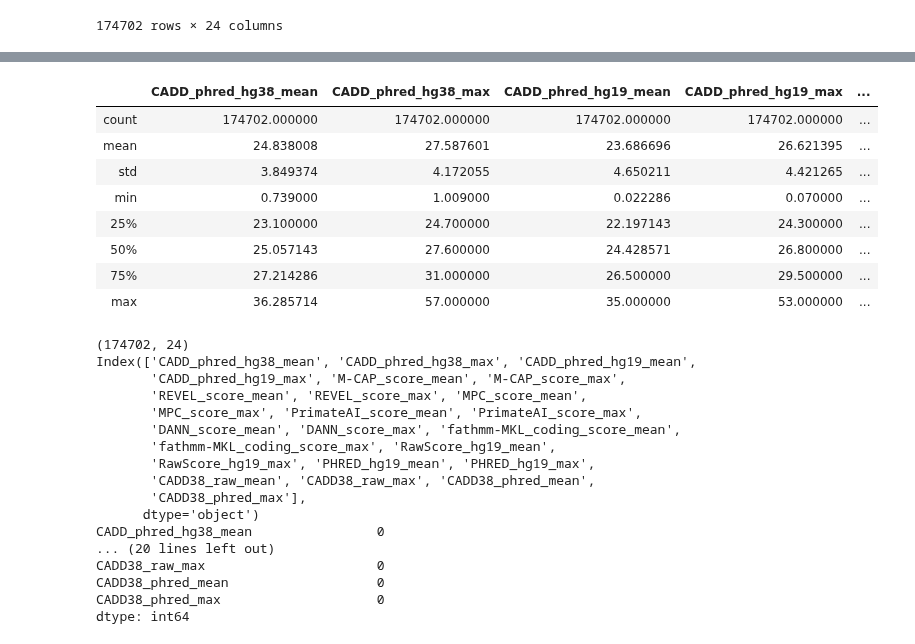
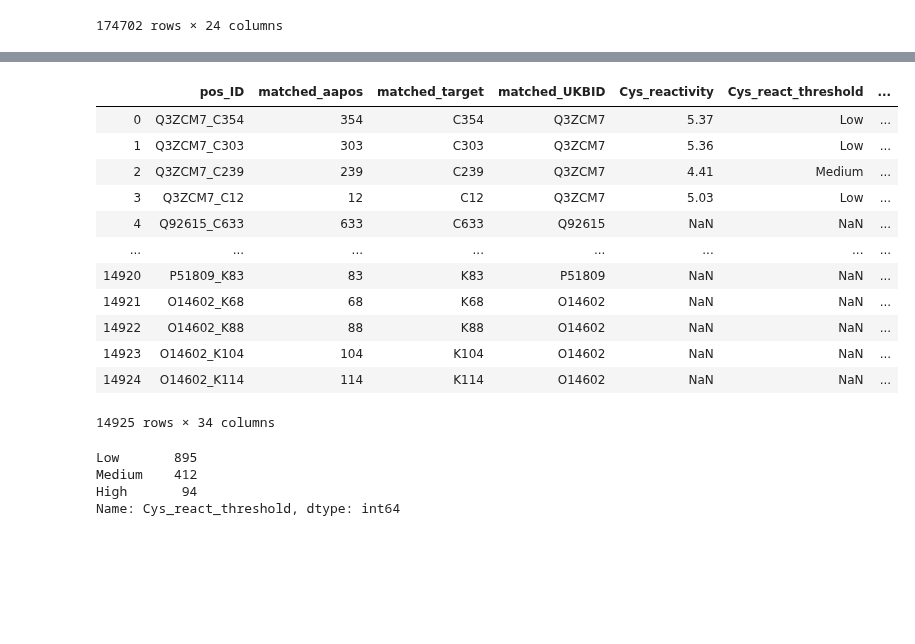
Before and after one commit to Mfpfox/MAPPING, a Jupyter notebook: Rfig_file_filter.ipynb, the cells around one changed output, grey strips where cells are left out. Saved outputs shown, nothing was run; the diff lists cells and outputs as text; code cells hidden in the pictures; blank space fills up the shorter version.

```diff
--- a/Rfig_file_filter.ipynb
+++ b/Rfig_file_filter.ipynb
@@ -717,3 +716,7 @@ dtype: int64
 # SAVING CORRECTED FILES WITH CADD38 RAW AND PHRED SCORES
 det.to_csv("Rfig_SCORES_DETECTED_CK_104475.csv", index=False)
 notdet.to_csv("Rfig_SCORES_NOT_DETECTED_CK_1222911.csv", index=False)
+# %%
+# remaking score simple col fill i didnt save index (the pos_id col was index for merge)
+det = pd.read_csv("Rfig_SCORES_DETECTED_CK_104475.csv")
+notdet = pd.read_csv("Rfig_SCORES_NOT_DETECTED_CK_1222911.csv")
@@ -832,0 +915,3 @@ dtype: int64
+# %%
+result.reset_index(inplace=True)
+resultnot.reset_index(inplace=True)
@@ -832,0 +927,9 @@ dtype: int64
+# %%
+# merging detected info column back to file
+detinfo = pd.read_csv("Rfig_SCORES_DETECTED_CK_104475.csv", usecols=['pos_ID', 'matched_aapos', 'matched_target','matched_UKBID',
+            'Cys_reactivity', 'Cys_react_threshold','Cys_target_label','Lys_reactivity', 'Lys_react_threshold', 'Lys_target_label'])
+print(detinfo.columns)
+print(result.columns)
+# drop duplicated in det info file, imported select columns
+detinfo.drop_duplicates(inplace=True)
+detinfo.shape #(14925, 10)
@@ -833 +951,26 @@ dtype: int64
+# %%
+# adding info columns to detected file
+resultinfo = pd.merge(detinfo, result, how='inner', on=['pos_ID'])
+resultinfo
+# %% [output]
+|  | pos_ID | matched_aapos | matched_target | matched_UKBID | Cys_reactivity | Cys_react_threshold | ... |
+| 0 | Q3ZCM7_C354 | 354 | C354 | Q3ZCM7 | 5.37 | Low | ... |
+| 1 | Q3ZCM7_C303 | 303 | C303 | Q3ZCM7 | 5.36 | Low | ... |
+| 2 | Q3ZCM7_C239 | 239 | C239 | Q3ZCM7 | 4.41 | Medium | ... |
+| 3 | Q3ZCM7_C12 | 12 | C12 | Q3ZCM7 | 5.03 | Low | ... |
+| 4 | Q92615_C633 | 633 | C633 | Q92615 | NaN | NaN | ... |
+| ... | ... | ... | ... | ... | ... | ... | ... |
+| 14920 | P51809_K83 | 83 | K83 | P51809 | NaN | NaN | ... |
+| 14921 | O14602_K68 | 68 | K68 | O14602 | NaN | NaN | ... |
+| 14922 | O14602_K88 | 88 | K88 | O14602 | NaN | NaN | ... |
+| 14923 | O14602_K104 | 104 | K104 | O14602 | NaN | NaN | ... |
+| 14924 | O14602_K114 | 114 | K114 | O14602 | NaN | NaN | ... |
+14925 rows × 34 columns
+# %%
+resultinfo['Cys_react_threshold'].value_counts()
+# %% [output]
+Low       895
+Medium    412
+High       94
+Name: Cys_react_threshold, dtype: int64
 # %%
@@ -835,32 +977,0 @@ result.to_csv("Rfig_SCORES_max_mean_detected_14925.csv", index=False)
-# %%
-resultnot.describe()
-# %% [output]
-|  | CADD_phred_hg38_mean | CADD_phred_hg38_max | CADD_phred_hg19_mean | CADD_phred_hg19_max | ... |
-| count | 174702.000000 | 174702.000000 | 174702.000000 | 174702.000000 | ... |
-| mean | 24.838008 | 27.587601 | 23.686696 | 26.621395 | ... |
-| std | 3.849374 | 4.172055 | 4.650211 | 4.421265 | ... |
-| min | 0.739000 | 1.009000 | 0.022286 | 0.070000 | ... |
-| 25% | 23.100000 | 24.700000 | 22.197143 | 24.300000 | ... |
-| 50% | 25.057143 | 27.600000 | 24.428571 | 26.800000 | ... |
-| 75% | 27.214286 | 31.000000 | 26.500000 | 29.500000 | ... |
-| max | 36.285714 | 57.000000 | 35.000000 | 53.000000 | ... |
-# %%
-describeMe(resultnot)
-# %% [output]
-(174702, 24)
-Index(['CADD_phred_hg38_mean', 'CADD_phred_hg38_max', 'CADD_phred_hg19_mean',
-       'CADD_phred_hg19_max', 'M-CAP_score_mean', 'M-CAP_score_max',
-       'REVEL_score_mean', 'REVEL_score_max', 'MPC_score_mean',
-       'MPC_score_max', 'PrimateAI_score_mean', 'PrimateAI_score_max',
-       'DANN_score_mean', 'DANN_score_max', 'fathmm-MKL_coding_score_mean',
-       'fathmm-MKL_coding_score_max', 'RawScore_hg19_mean',
-       'RawScore_hg19_max', 'PHRED_hg19_mean', 'PHRED_hg19_max',
-       'CADD38_raw_mean', 'CADD38_raw_max', 'CADD38_phred_mean',
-       'CADD38_phred_max'],
-      dtype='object')
-CADD_phred_hg38_mean                0
-... (20 lines left out)
-CADD38_raw_max                      0
-CADD38_phred_mean                   0
-CADD38_phred_max                    0
-dtype: int64
```
Also changed, not shown: parts of 27 cells of this notebook.
